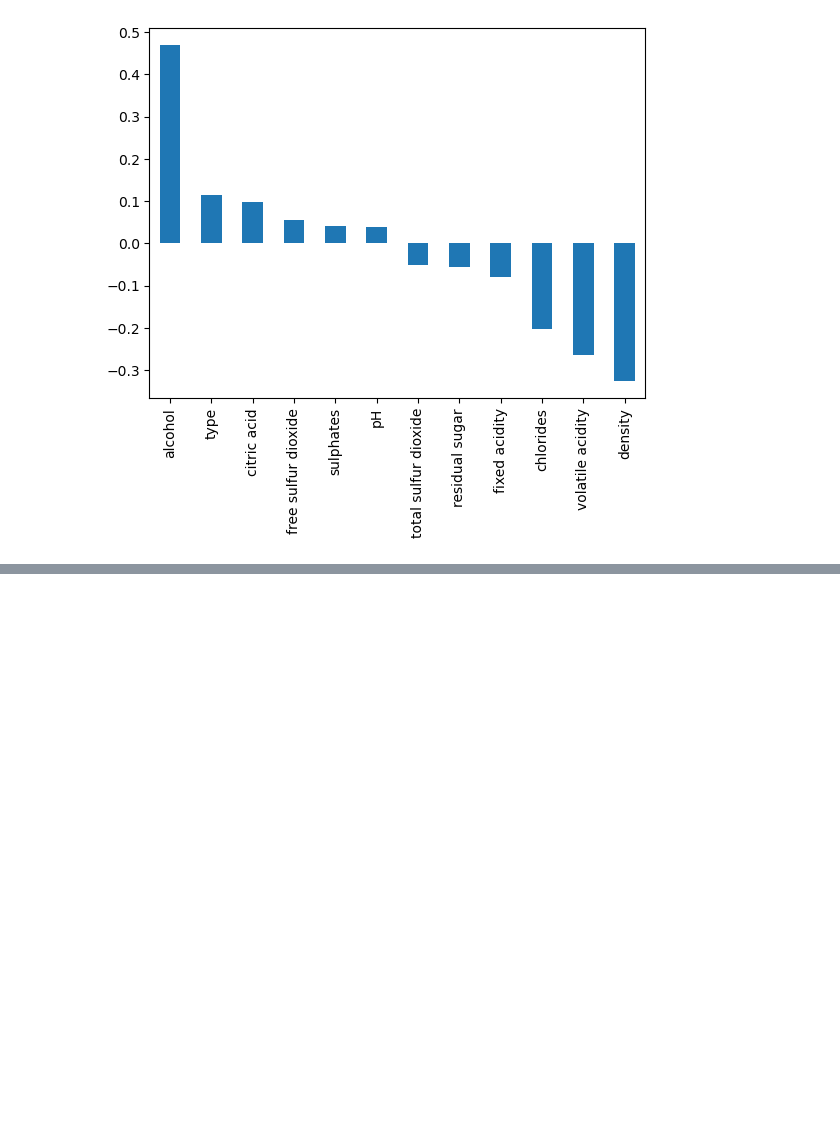
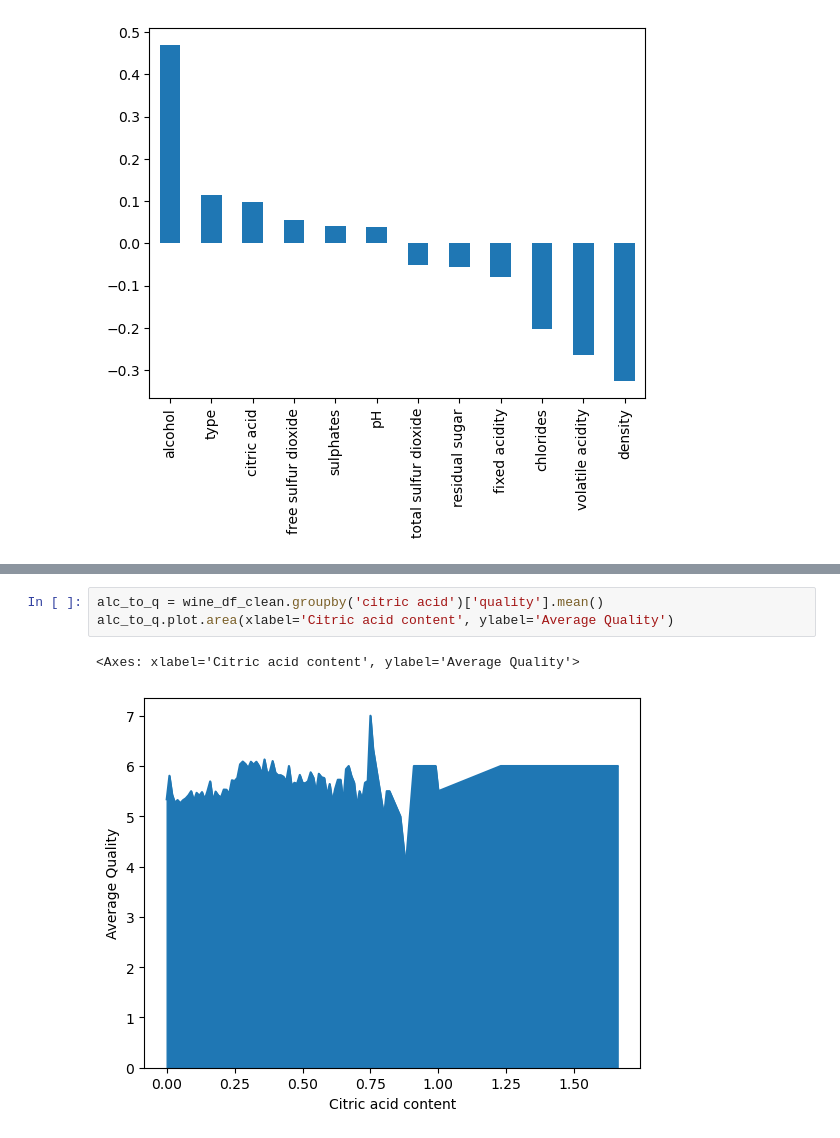
Before and after one commit to Nikolaj1992/MP1-Group9, a Jupyter notebook: MP-2/Code/Wine.ipynb, the cells around one changed output, grey strips where cells are left out. Saved outputs shown, nothing was run; the diff lists cells and outputs as text; blank space fills up the shorter version.

```diff
--- a/MP-2/Code/Wine.ipynb
+++ b/MP-2/Code/Wine.ipynb
@@ -514,0 +538,6 @@ plt = quality_correlation.plot(kind='bar')
+# %%
+alc_to_q = wine_df_clean.groupby('citric acid')['quality'].mean()
+alc_to_q.plot.area(xlabel='Citric acid content', ylabel='Average Quality')
+# %% [output]
+<Axes: xlabel='Citric acid content', ylabel='Average Quality'>
+[figure, added]
```
Also changed, not shown: parts of 9 cells of this notebook.
